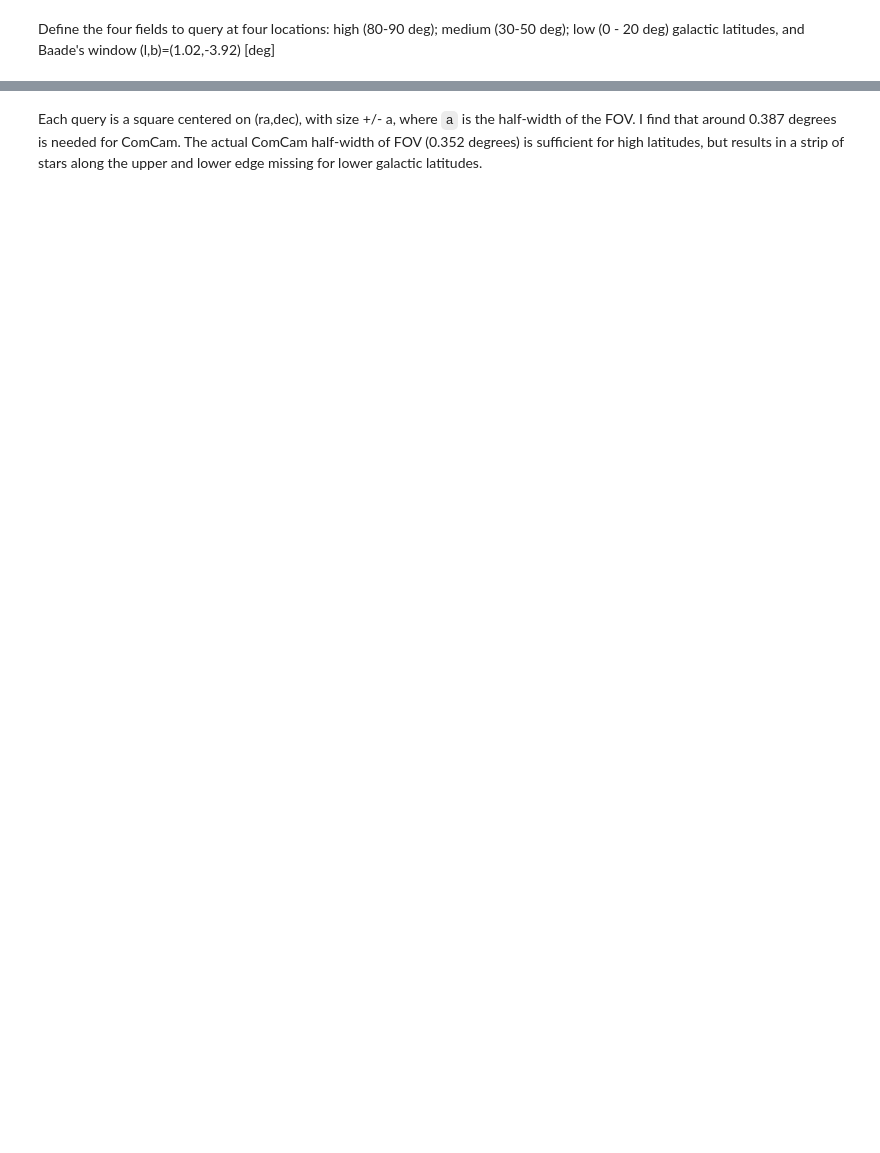
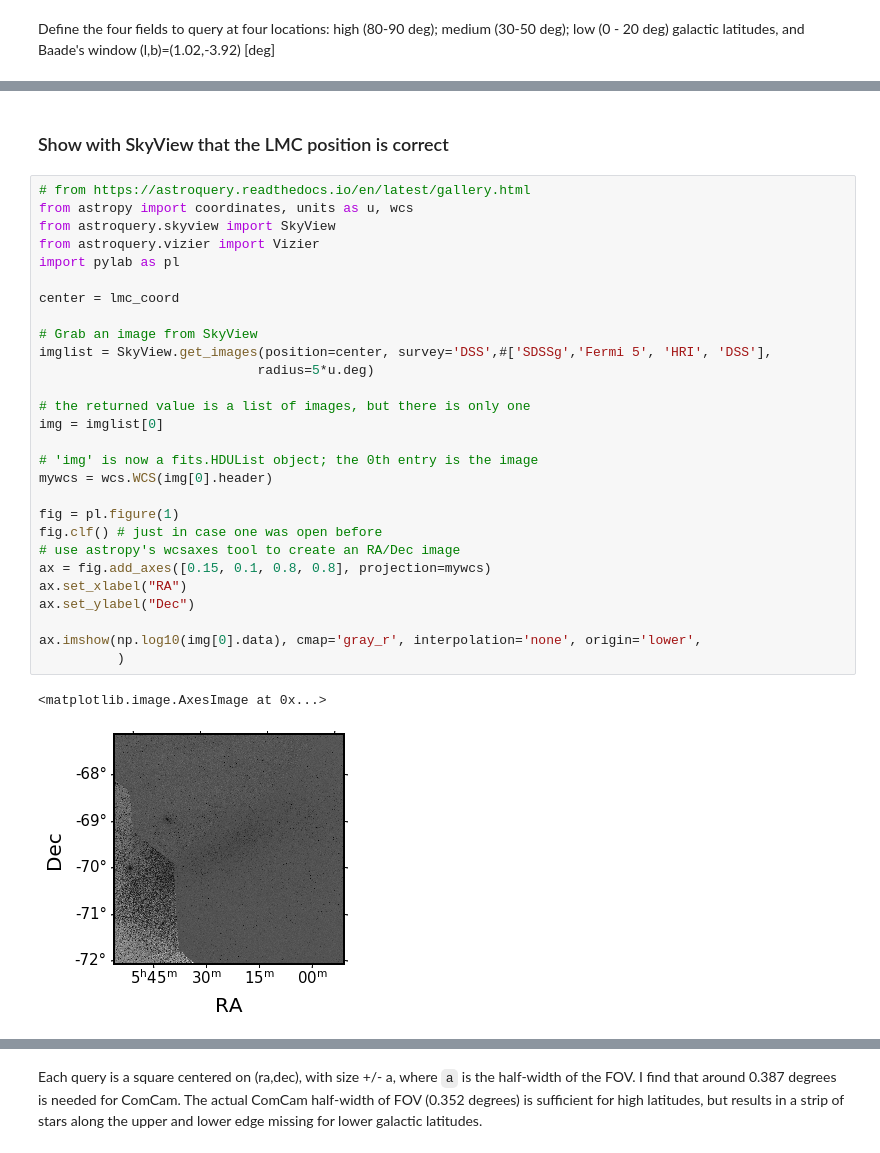
Before and after one commit to lsst-ts/ts_phosim, a Jupyter notebook: notebooks/analysis_notebooks/AOS_GAIA_catalog.ipynb, the cells around one changed output, grey strips where cells are left out. Saved outputs shown, nothing was run; the diff lists cells and outputs as text; blank space fills up the shorter version.

```diff
--- a/notebooks/analysis_notebooks/AOS_GAIA_catalog.ipynb
+++ b/notebooks/analysis_notebooks/AOS_GAIA_catalog.ipynb
@@ -159,0 +225,33 @@ gt = Table(data=[['high','med','low','Baade'],
+# %% [markdown]
+### Show with SkyView that the LMC position is correct
+# %%
+# from https://astroquery.readthedocs.io/en/latest/gallery.html
+from astropy import coordinates, units as u, wcs
+from astroquery.skyview import SkyView
+from astroquery.vizier import Vizier
+import pylab as pl
+
+center = lmc_coord
+
+# Grab an image from SkyView
+imglist = SkyView.get_images(position=center, survey='DSS',#['SDSSg','Fermi 5', 'HRI', 'DSS'],
+                            radius=5*u.deg)
+
+# the returned value is a list of images, but there is only one
+img = imglist[0]
+
+# 'img' is now a fits.HDUList object; the 0th entry is the image
+mywcs = wcs.WCS(img[0].header)
+
+fig = pl.figure(1)
+fig.clf() # just in case one was open before
+# use astropy's wcsaxes tool to create an RA/Dec image
+ax = fig.add_axes([0.15, 0.1, 0.8, 0.8], projection=mywcs)
+ax.set_xlabel("RA")
+ax.set_ylabel("Dec")
+
+ax.imshow(np.log10(img[0].data), cmap='gray_r', interpolation='none', origin='lower',
+          )
+# %% [output]
+<matplotlib.image.AxesImage at 0x...>
+[figure, added]
```
Also changed, not shown: parts of 21 cells of this notebook.
